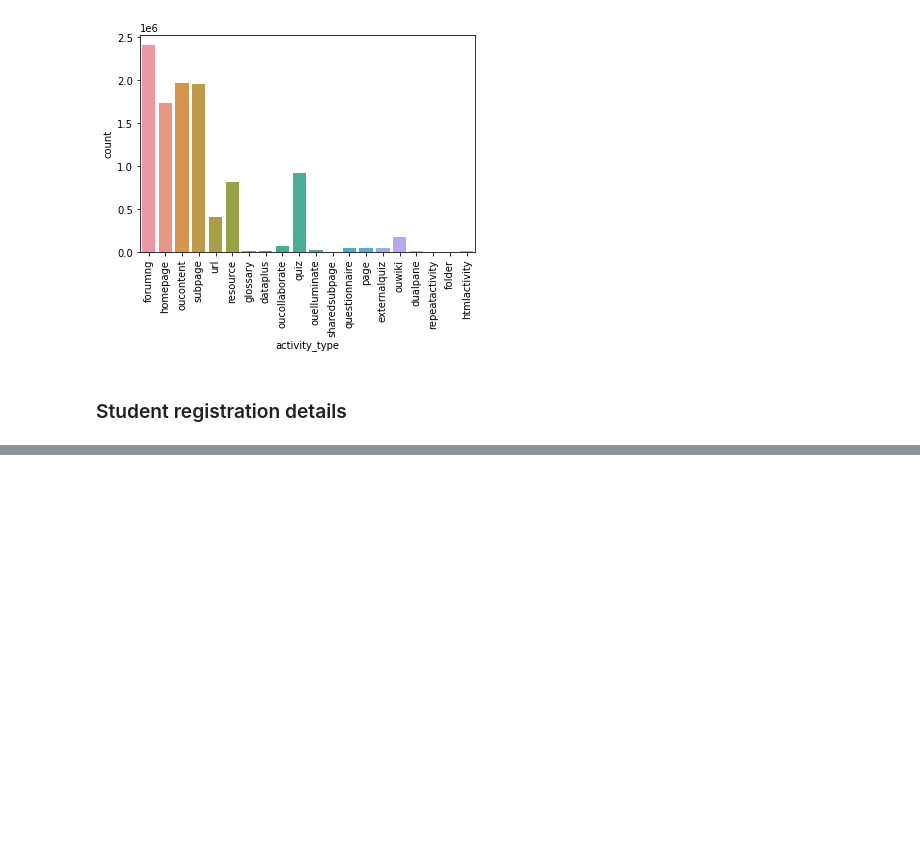
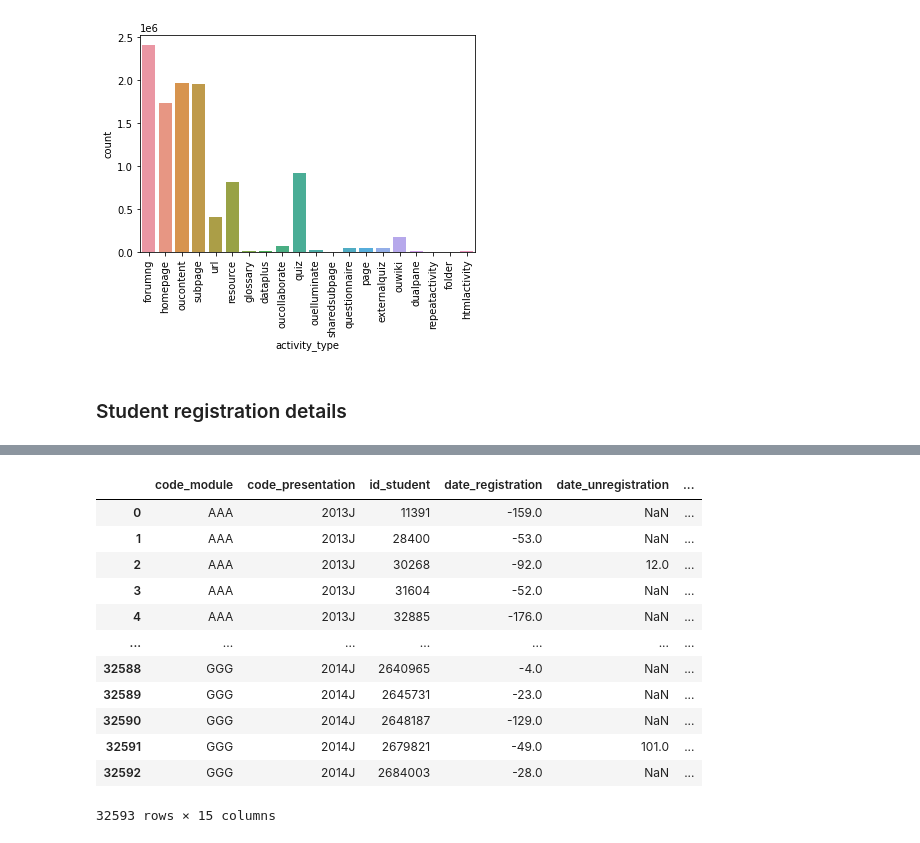
Before and after one commit to csprusty/csprusty, a Jupyter notebook: CSC8633_EDA.ipynb, the cells around one changed output, grey strips where cells are left out. Saved outputs shown, nothing was run; the diff lists cells and outputs as text; code cells hidden in the pictures; blank space fills up the shorter version.

```diff
--- a/CSC8633_EDA.ipynb
+++ b/CSC8633_EDA.ipynb
@@ -117,0 +91,19 @@ studentInterest_df.unregistered.hist();
+# %%
+# Merging above merged file with student information
+reg_course_Info_merge = pd.merge(reg_course_merge, df_si, on=['code_module', 'code_presentation', 'id_student'], how='inner')
+
+reg_course_Info_merge
+# %% [output]
+|  | code_module | code_presentation | id_student | date_registration | date_unregistration | ... |
+| 0 | AAA | 2013J | 11391 | -159.0 | NaN | ... |
+| 1 | AAA | 2013J | 28400 | -53.0 | NaN | ... |
+| 2 | AAA | 2013J | 30268 | -92.0 | 12.0 | ... |
+| 3 | AAA | 2013J | 31604 | -52.0 | NaN | ... |
+| 4 | AAA | 2013J | 32885 | -176.0 | NaN | ... |
+| ... | ... | ... | ... | ... | ... | ... |
+| 32588 | GGG | 2014J | 2640965 | -4.0 | NaN | ... |
+| 32589 | GGG | 2014J | 2645731 | -23.0 | NaN | ... |
+| 32590 | GGG | 2014J | 2648187 | -129.0 | NaN | ... |
+| 32591 | GGG | 2014J | 2679821 | -49.0 | 101.0 | ... |
+| 32592 | GGG | 2014J | 2684003 | -28.0 | NaN | ... |
+32593 rows × 15 columns
```
Also changed, not shown: parts of 11 cells of this notebook.
